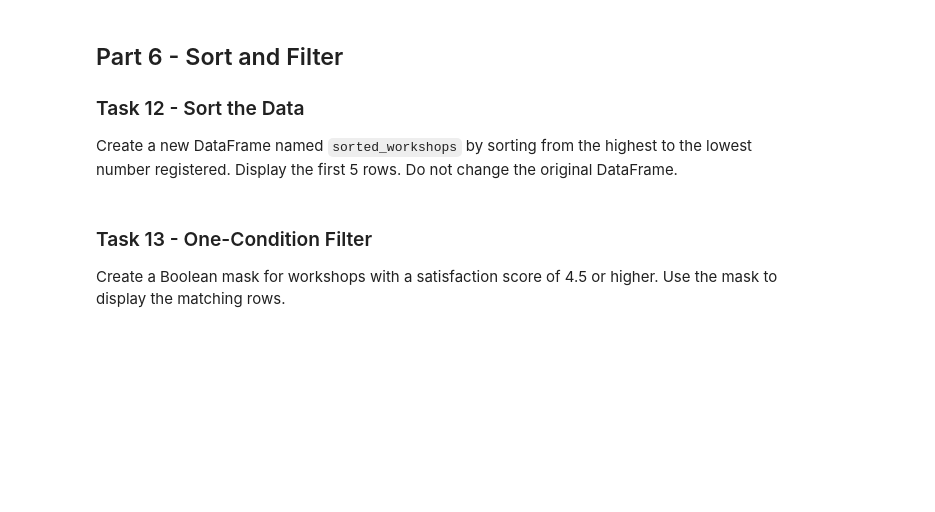
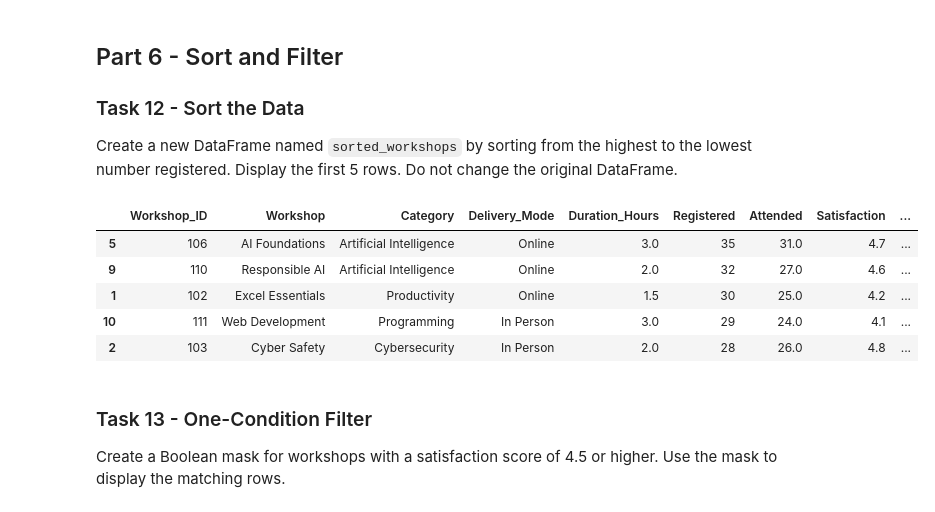
Before and after one commit to namjoshiomkar-collab/CMP262-Week-05-Lab-01, a Jupyter notebook: PandasIntro.ipynb, the cells around one changed output. Cells and saved outputs as stored; diff of their text form; code cells hidden in the pictures; blank space fills up the shorter version.

```diff
--- a/PandasIntro.ipynb
+++ b/PandasIntro.ipynb
@@ -95,6 +265,15 @@ Create a new column named `Attendance_Rate`. Divide `Attended` by `Registered`,
 Create a new DataFrame named `sorted_workshops` by sorting from the highest to the lowest number registered. Display the first 5 rows. Do not change the original DataFrame.
 # %%
 # Write your code here
+sorted_workshop = workshops.sort_values("Registered", ascending=False)
+sorted_workshop.head()
+# %% [output]
+|  | Workshop_ID | Workshop | Category | Delivery_Mode | Duration_Hours | Registered | Attended | Satisfaction | ... |
+| 5 | 106 | AI Foundations | Artificial Intelligence | Online | 3.0 | 35 | 31.0 | 4.7 | ... |
+| 9 | 110 | Responsible AI | Artificial Intelligence | Online | 2.0 | 32 | 27.0 | 4.6 | ... |
+| 1 | 102 | Excel Essentials | Productivity | Online | 1.5 | 30 | 25.0 | 4.2 | ... |
+| 10 | 111 | Web Development | Programming | In Person | 3.0 | 29 | 24.0 | 4.1 | ... |
+| 2 | 103 | Cyber Safety | Cybersecurity | In Person | 2.0 | 28 | 26.0 | 4.8 | ... |
 # %% [markdown]
 ### Task 13 - One-Condition Filter
 Create a Boolean mask for workshops with a satisfaction score of 4.5 or higher. Use the mask to display the matching rows.
```
Also changed, not shown: parts of 30 cells of this notebook.
